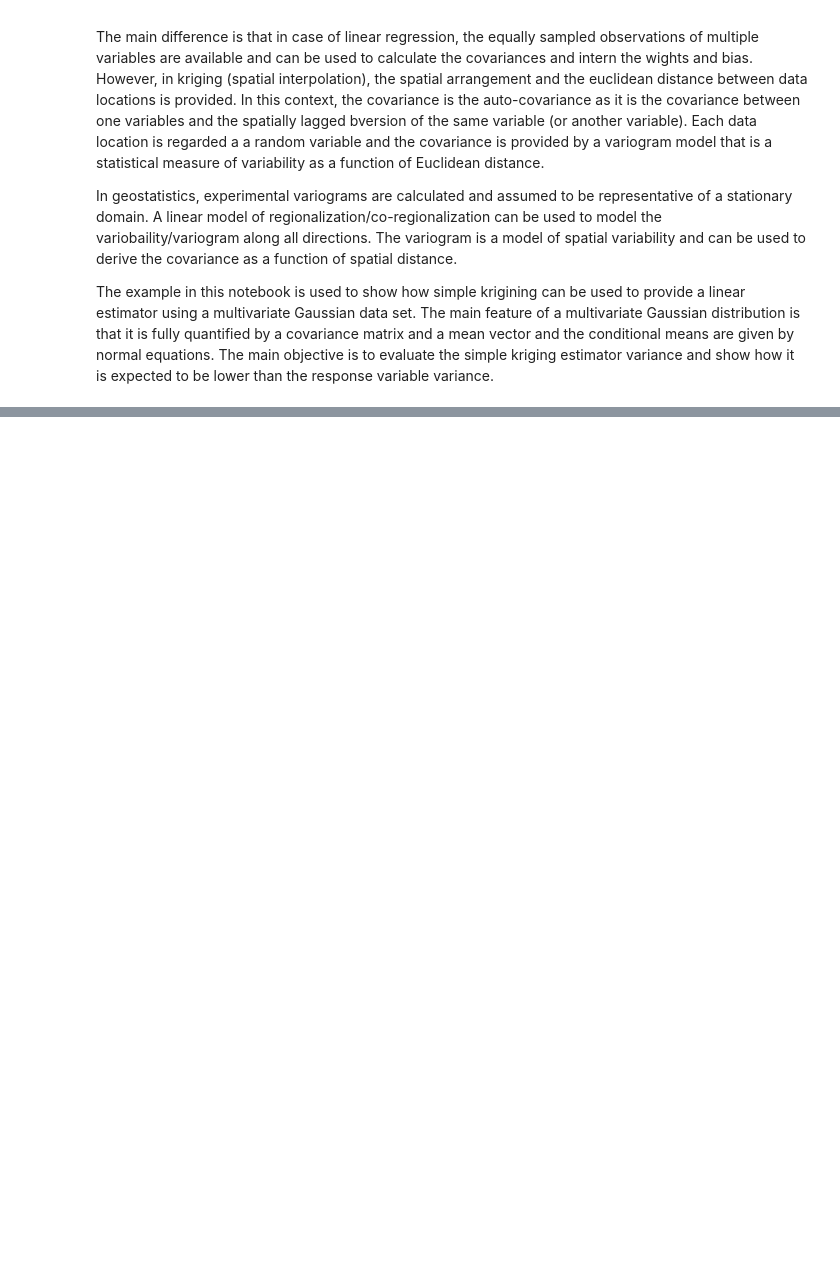
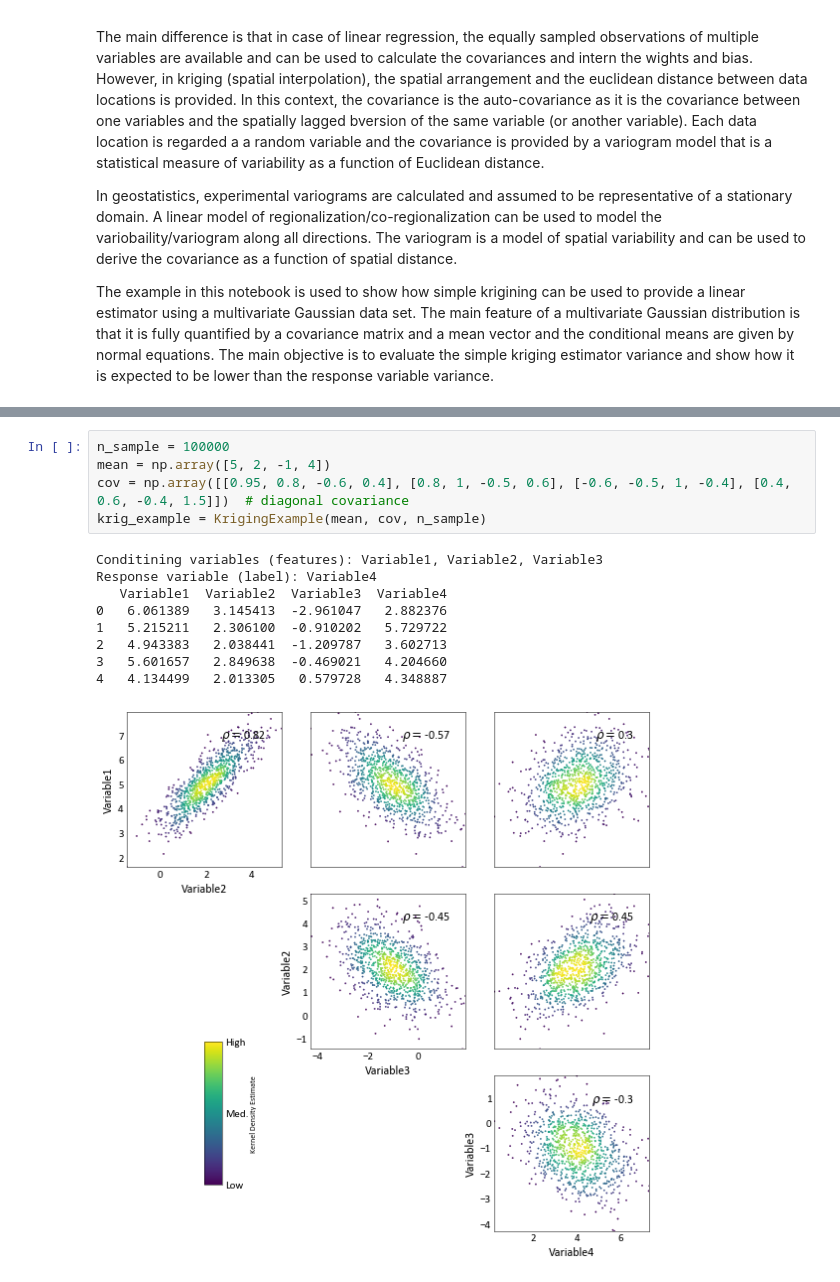
Before and after one commit to MHadavand/Lessons, a Jupyter notebook: Geostat/SimpleKrigingVariance.ipynb, the cells around one changed output, grey strips where cells are left out. Cells and saved outputs as stored; diff of their text form; blank space fills up the shorter version.

```diff
--- a/Geostat/SimpleKrigingVariance.ipynb
+++ b/Geostat/SimpleKrigingVariance.ipynb
@@ -133,0 +212,15 @@ array([-0.20977658,  0.67738802, -0.18649843])
+# %%
+n_sample = 100000
+mean = np.array([5, 2, -1, 4])
+cov = np.array([[0.95, 0.8, -0.6, 0.4], [0.8, 1, -0.5, 0.6], [-0.6, -0.5, 1, -0.4], [0.4, 0.6, -0.4, 1.5]])  # diagonal covariance
+krig_example = KrigingExample(mean, cov, n_sample)
+# %% [output]
+Conditining variables (features): Variable1, Variable2, Variable3
+Response variable (label): Variable4
+   Variable1  Variable2  Variable3  Variable4
+0   6.061389   3.145413  -2.961047   2.882376
+1   5.215211   2.306100  -0.910202   5.729722
+2   4.943383   2.038441  -1.209787   3.602713
+3   5.601657   2.849638  -0.469021   4.204660
+4   4.134499   2.013305   0.579728   4.348887
+[figure, added]
```
Also changed, not shown: parts of 27 cells of this notebook, 1 other file.
